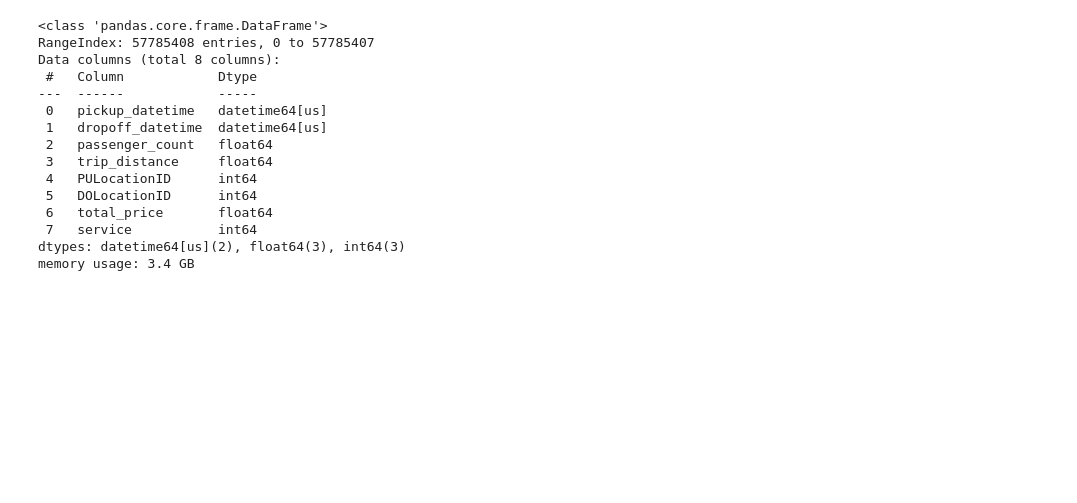
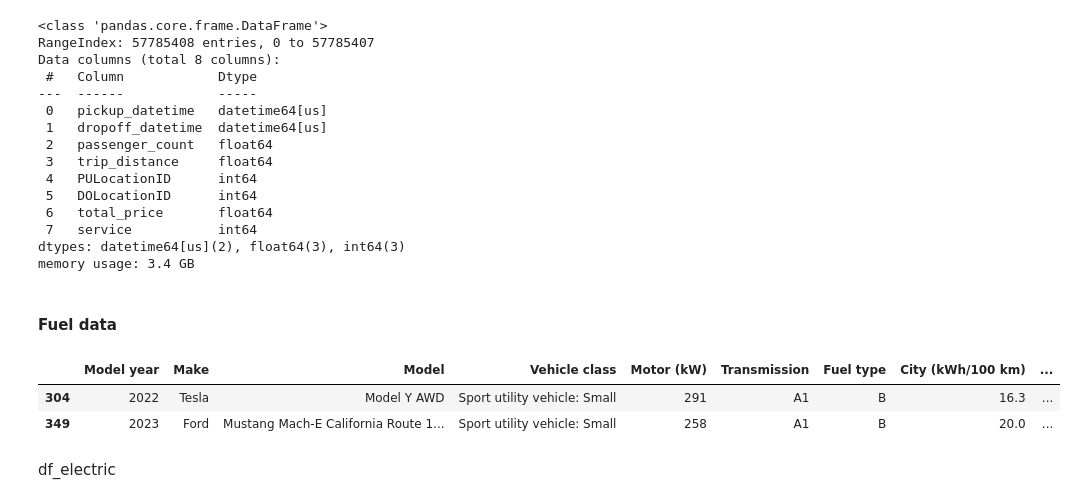
Before and after one commit to Pableren/Cab_Data_Cruise, a Jupyter notebook: Etl.ipynb, the cells around one changed output. Drawn from its saved outputs; the diff is of its cells as text; code cells hidden in the pictures; blank space fills up the shorter version.

Commit message:
fuel data

```diff
--- a/Etl.ipynb
+++ b/Etl.ipynb
@@ -403,2 +405,14 @@ del taxis
 # %% [markdown]
-#
+#### Fuel data
+# %%
+df_electric = pd.read_csv('descargas/Fuel_rate/my2012-2024-battery-electric-vehicles.csv')
+df_hybrid = pd.read_csv('descargas/Fuel_rate/my2012-2024-plug-in-hybrid-electric-vehicles.csv')
+df_combustion = pd.read_csv('descargas/Fuel_rate/my2024-fuel-consumption-ratings.csv', encoding='latin-1')
+# %%
+df_electric.sample(2)
+# %% [output]
+|  | Model year | Make | Model | Vehicle class | Motor (kW) | Transmission | Fuel type | City (kWh/100 km) | ... |
+| 304 | 2022 | Tesla | Model Y AWD | Sport utility vehicle: Small | 291 | A1 | B | 16.3 | ... |
+| 349 | 2023 | Ford | Mustang Mach-E California Route 1... | Sport utility vehicle: Small | 258 | A1 | B | 20.0 | ... |
+# %% [markdown]
+df_electric
```
Also changed, not shown: parts of 1 cell of this notebook.
